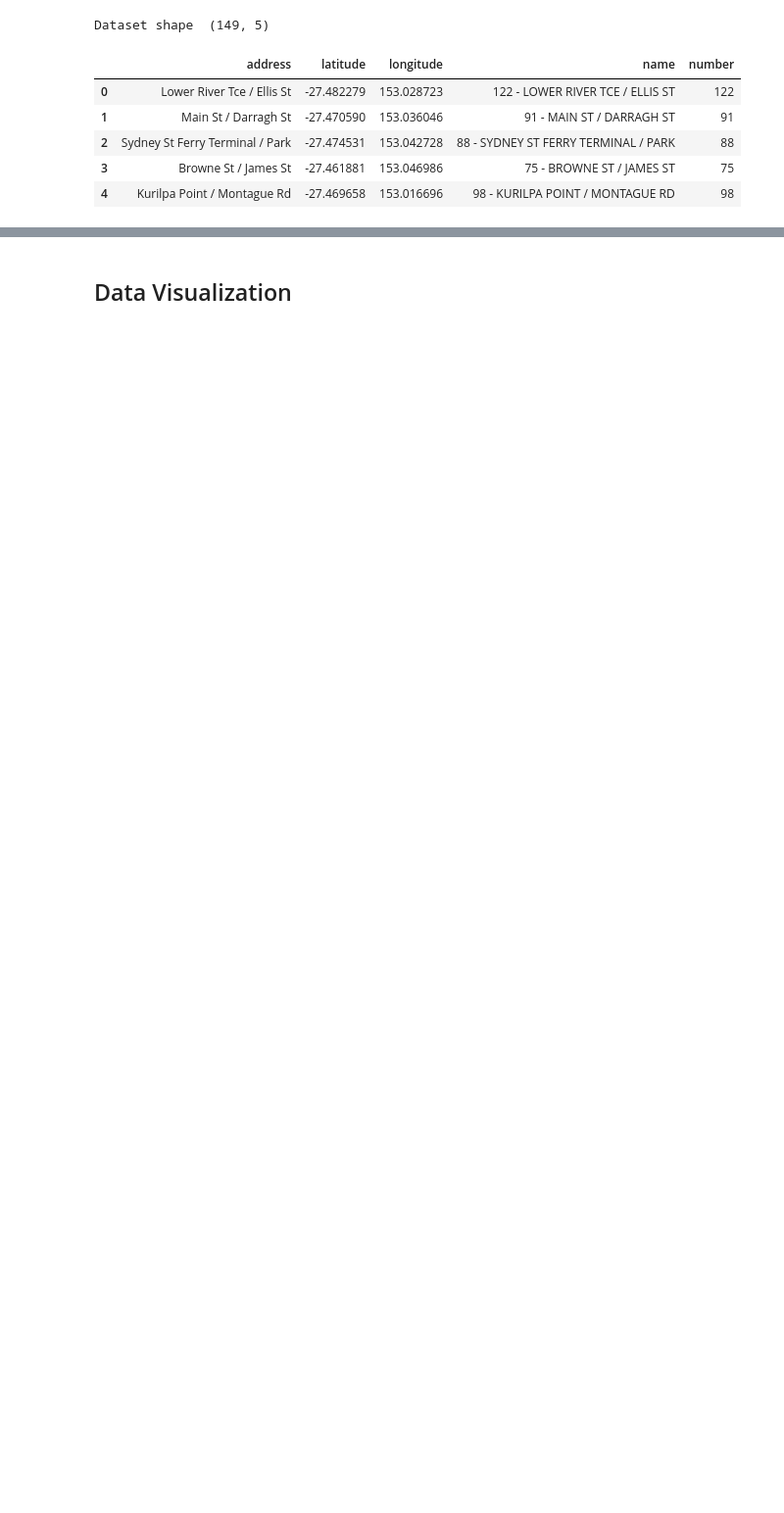
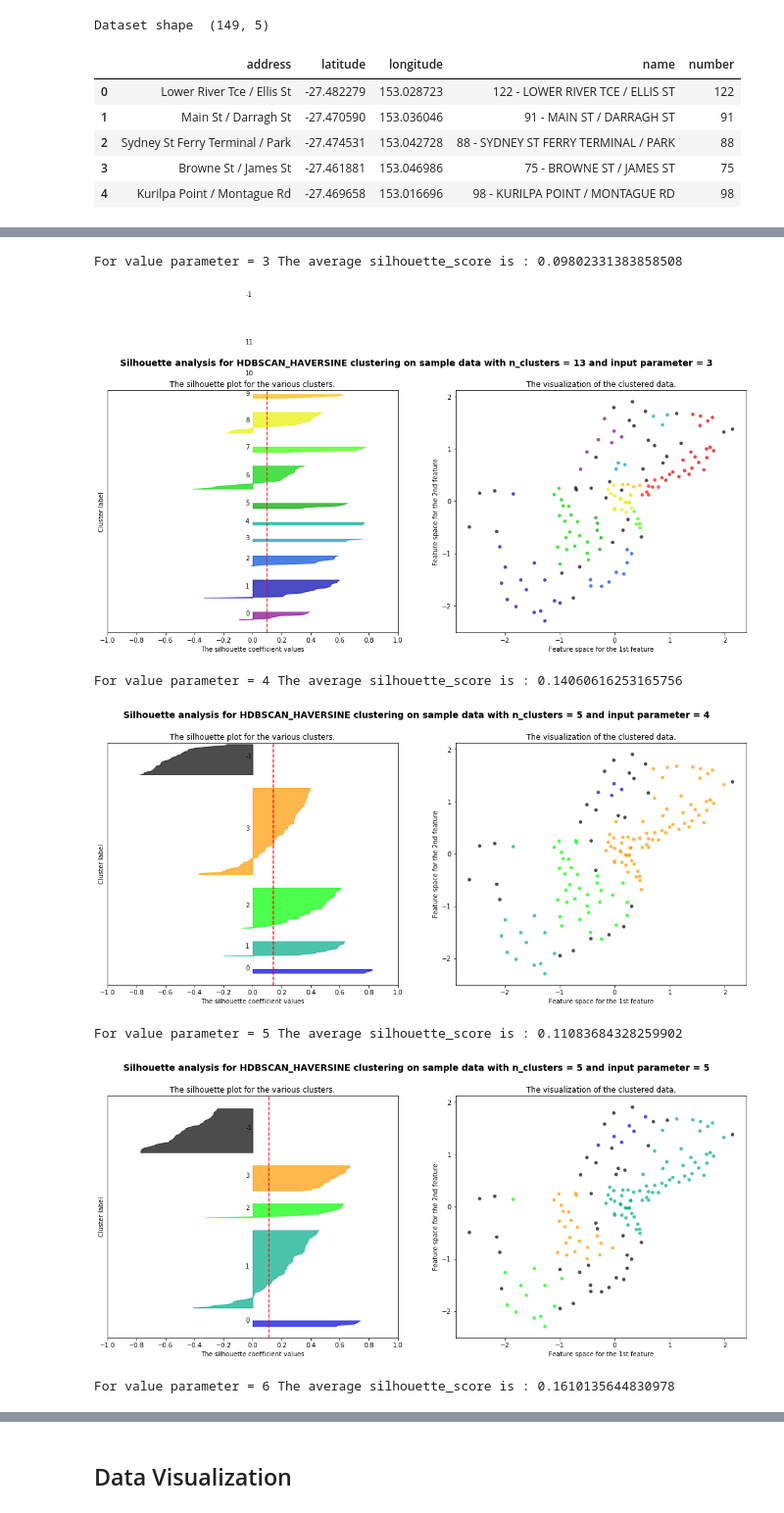
Before and after one commit to fabiana001/cityBike_project, a Jupyter notebook: analysis.ipynb, the cells around one changed output, grey strips where cells are left out. Shown: that part at 98% size. Cells and saved outputs as stored; diff of their text form; code cells hidden in the pictures; blank space fills up the shorter version.

```diff
--- a/analysis.ipynb
+++ b/analysis.ipynb
@@ -8,7 +8,7 @@ import matplotlib.pyplot as plt
 from mpl_toolkits.basemap import Basemap
 import matplotlib.pyplot as plt
 # %%
-data = pd.read_json('Brisbane_CityBike.json')
+data = pd.read_json('data/Brisbane_CityBike.json')
 print("Dataset shape ", data.shape)
 data.head()
 # %% [output]
@@ -37,0 +170,16 @@ Dataset shape  (149, 5)
+# %%
+points = list(zip(data.latitude, data.longitude))
+rads = np.radians(points)
+
+#standardization
+from sklearn import preprocessing
+scaled_rads = preprocessing.scale(rads)
+analize_parameter([3, 4, 5, 6, 7, 8], scaled_rads)
+# %% [output]
+For value parameter = 3 The average silhouette_score is : 0.09802331383858508
+[figure, added]
+For value parameter = 4 The average silhouette_score is : 0.14060616253165756
+[figure, added]
+For value parameter = 5 The average silhouette_score is : 0.11083684328259902
+[figure, added]
+For value parameter = 6 The average silhouette_score is : 0.1610135644830978
```
Also changed, not shown: parts of 13 cells of this notebook, 3 other files.
